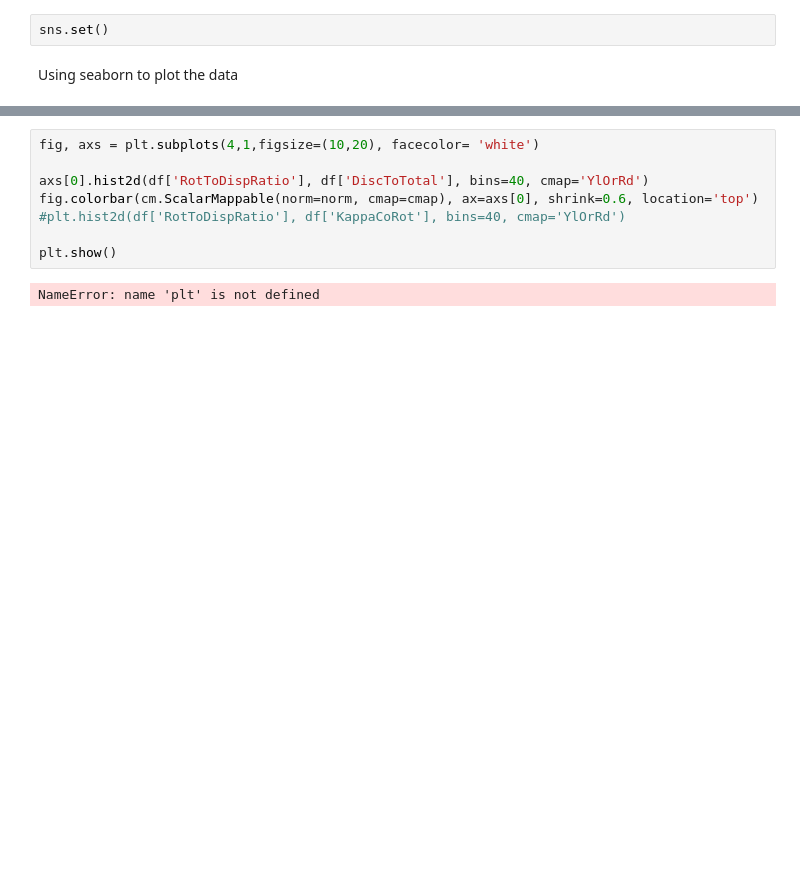
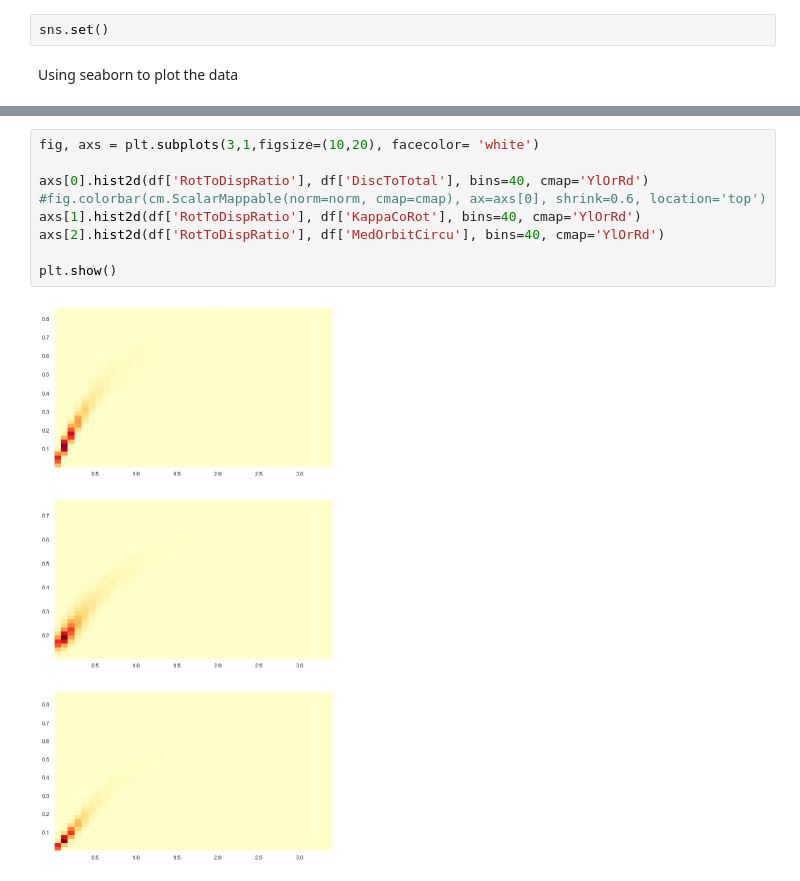
Before and after one commit to MariaPaulaRojas/RECA-internship, a Jupyter notebook: Analysis/Figure1.ipynb, the cells around one changed output, grey strips where cells are left out. Drawn from its saved outputs; the diff is of its cells as text; blank space fills up the shorter version.

Commit message:
Second atempt to obtain figure 1 Thob et al

```diff
--- a/Analysis/Figure1.ipynb
+++ b/Analysis/Figure1.ipynb
@@ -143,12 +143,13 @@ plt.cm.
 [figure]
 [figure]
 # %%
-fig, axs = plt.subplots(4,1,figsize=(10,20), facecolor= 'white')
+fig, axs = plt.subplots(3,1,figsize=(10,20), facecolor= 'white')
 
 axs[0].hist2d(df['RotToDispRatio'], df['DiscToTotal'], bins=40, cmap='YlOrRd')
-fig.colorbar(cm.ScalarMappable(norm=norm, cmap=cmap), ax=axs[0], shrink=0.6, location='top')
-#plt.hist2d(df['RotToDispRatio'], df['KappaCoRot'], bins=40, cmap='YlOrRd')
+#fig.colorbar(cm.ScalarMappable(norm=norm, cmap=cmap), ax=axs[0], shrink=0.6, location='top')
+axs[1].hist2d(df['RotToDispRatio'], df['KappaCoRot'], bins=40, cmap='YlOrRd')
+axs[2].hist2d(df['RotToDispRatio'], df['MedOrbitCircu'], bins=40, cmap='YlOrRd')
 
 plt.show()
 # %% [output]
-NameError: name 'plt' is not defined
+[figure, added]
```
Also changed, not shown: parts of 2 cells of this notebook.
